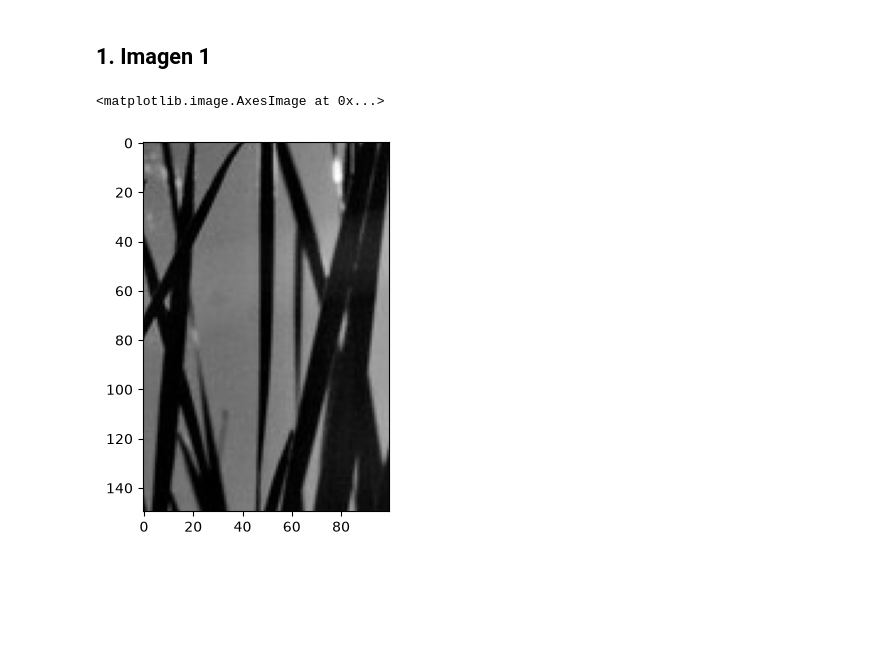
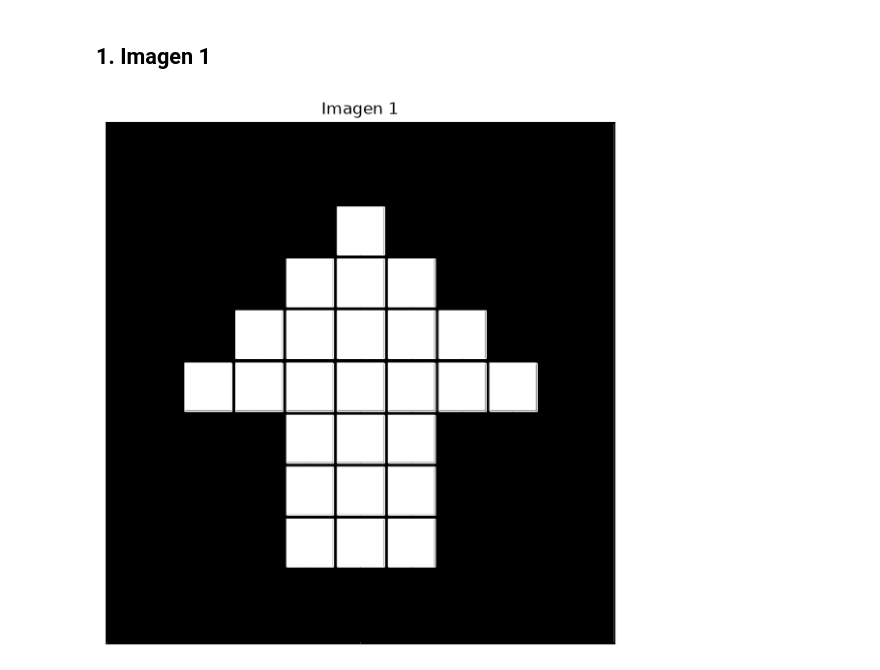
Before and after one commit to alexisuaguilaru/ProcDigImg, a Jupyter notebook: Proy03/proyecto.ipynb, the cells around one changed output. Cells and saved outputs as stored; diff of their text form; code cells hidden in the pictures; blank space fills up the shorter version.

```diff
--- a/Proy03/proyecto.ipynb
+++ b/Proy03/proyecto.ipynb
@@ -417,3 +415,22 @@ def save_plot(
         return fig
 
     return saver
+# %%
+def initial_description(image: np.ndarray, filename: str) -> plt.Figure:
+    """
+    Función para graficar la imagen inicial.
+    Devuelve el plot generado.
+    """
+
+    fig, axes = plt.subplots(
+        subplot_kw = {
+            "yticks": [],
+            "xticks": [],
+        },
+        figsize = (8, 7),
+    )
+
+    axes.imshow(image, "gray")
+    axes.set_title(f"Imagen {filename}")
+
+    return fig
@@ -420,10 +590,9 @@ def save_plot(
 # %% [markdown]
 ## 1. Imagen 1
 # %%
-image_1 = images[2][275:425, 250:350]
+image_1 = images[0]
 filename_1 = filenames[0]
 
-plt.imshow(image_1, "gray")
+initial_description(image_1, filename_1);
 # %% [output]
-<matplotlib.image.AxesImage at 0x...>
-[figure, old version]
+[figure, new version]
```
Also changed, not shown: parts of 21 cells of this notebook, 18 other files.
